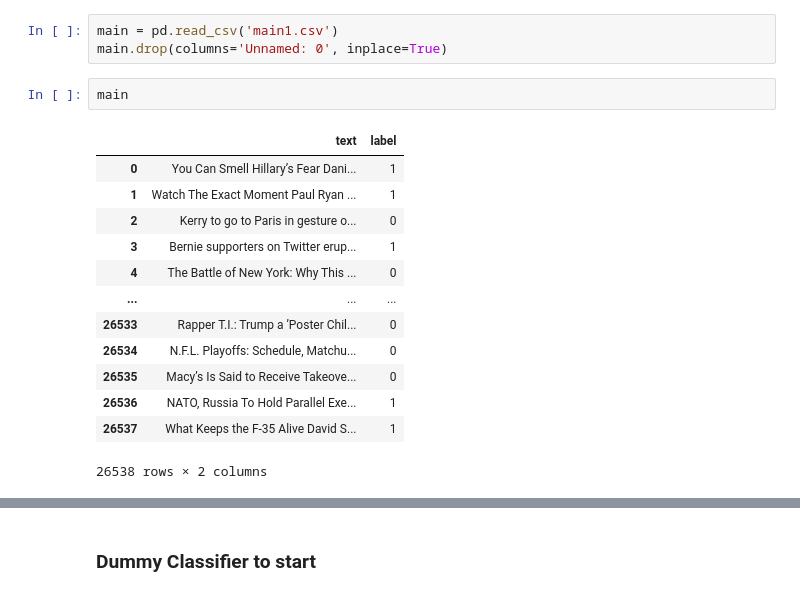
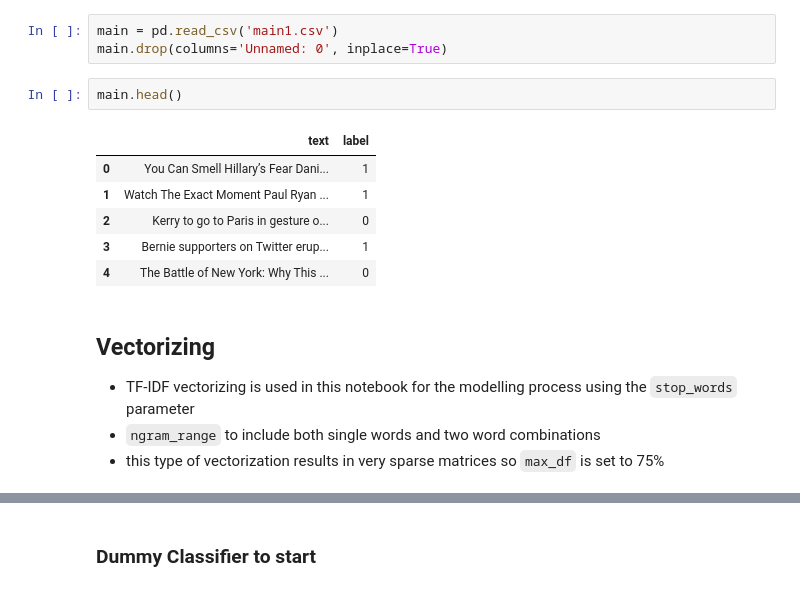
Before and after one commit to grassynull0/fake_news, a Jupyter notebook: NLP_modeling.ipynb, the cells around one changed output, grey strips where cells are left out. Saved outputs shown, nothing was run; the diff lists cells and outputs as text.

````diff
--- a/NLP_modeling.ipynb
+++ b/NLP_modeling.ipynb
@@ -48,18 +48,16 @@ True
 main = pd.read_csv('main1.csv')
 main.drop(columns='Unnamed: 0', inplace=True)
 # %%
-main
+main.head()
 # %% [output]
 |  | text | label |
 | 0 | You Can Smell Hillary’s Fear Dani... | 1 |
 | 1 | Watch The Exact Moment Paul Ryan ... | 1 |
 | 2 | Kerry to go to Paris in gesture o... | 0 |
 | 3 | Bernie supporters on Twitter erup... | 1 |
 | 4 | The Battle of New York: Why This ... | 0 |
-| ... | ... | ... |
-| 26533 | Rapper T.I.: Trump a ’Poster Chil... | 0 |
-| 26534 | N.F.L. Playoffs: Schedule, Matchu... | 0 |
-| 26535 | Macy’s Is Said to Receive Takeove... | 0 |
-| 26536 | NATO, Russia To Hold Parallel Exe... | 1 |
-| 26537 | What Keeps the F-35 Alive David S... | 1 |
-26538 rows × 2 columns
+# %% [markdown]
+## Vectorizing
+- TF-IDF vectorizing is used in this notebook for the modelling process using the ```stop_words``` parameter
+- ```ngram_range``` to include both single words and two word combinations
+- this type of vectorization results in very sparse matrices so ```max_df``` is set to 75%
````
Also changed, not shown: parts of 42 cells of this notebook.
